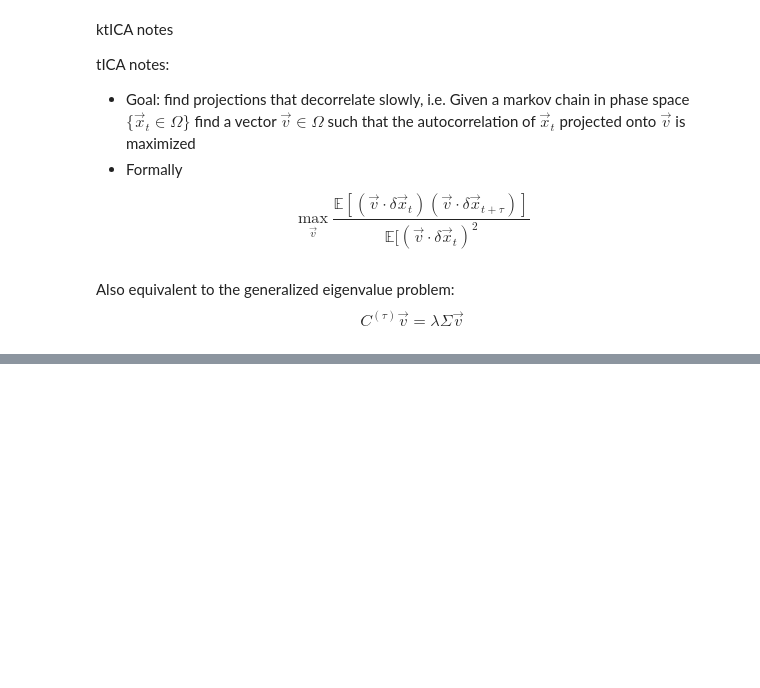
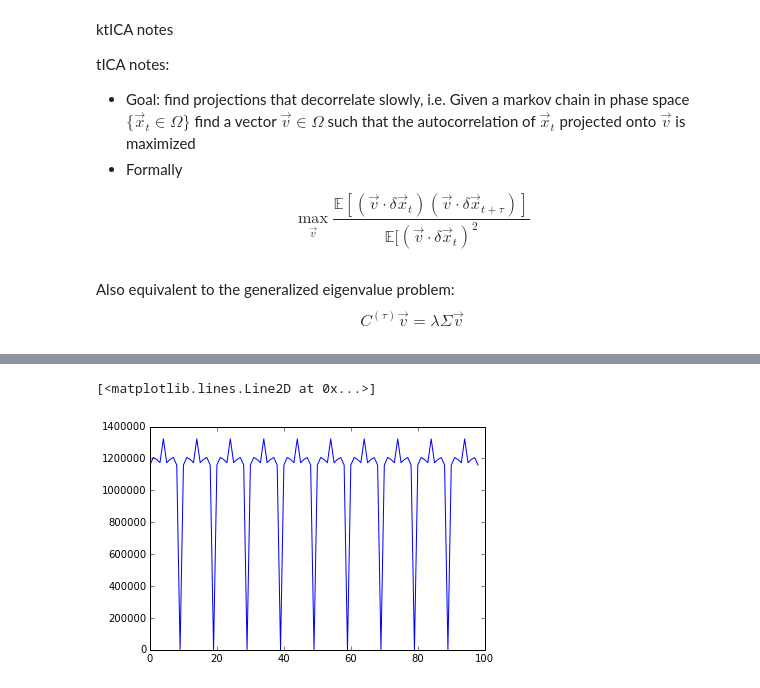
Before and after one commit to maxentile/msm-learn, a Jupyter notebook: notebooks/ICA, tICA, and Bayes.ipynb, the cells around one changed output, grey strips where cells are left out. Drawn from its saved outputs; the diff is of its cells as text; code cells hidden in the pictures; blank space fills up the shorter version.

```diff
--- a/notebooks/ICA, tICA, and Bayes.ipynb
+++ b/notebooks/ICA, tICA, and Bayes.ipynb
@@ -243,0 +289,9 @@ $$ C^{(\tau)} \vec{v} = \lambda \Sigma \vec{v}$$
+# %%
+diff = []
+for i in range(1,100):
+    corr,cov = time_lag_corr_cov(X,i)
+    diff.append(np.sum(abs(corr-cov)))
+pl.plot(diff)
+# %% [output]
+[<matplotlib.lines.Line2D at 0x...>]
+[figure, added]
```
Also changed, not shown: parts of 65 cells of this notebook, 17 other files.
